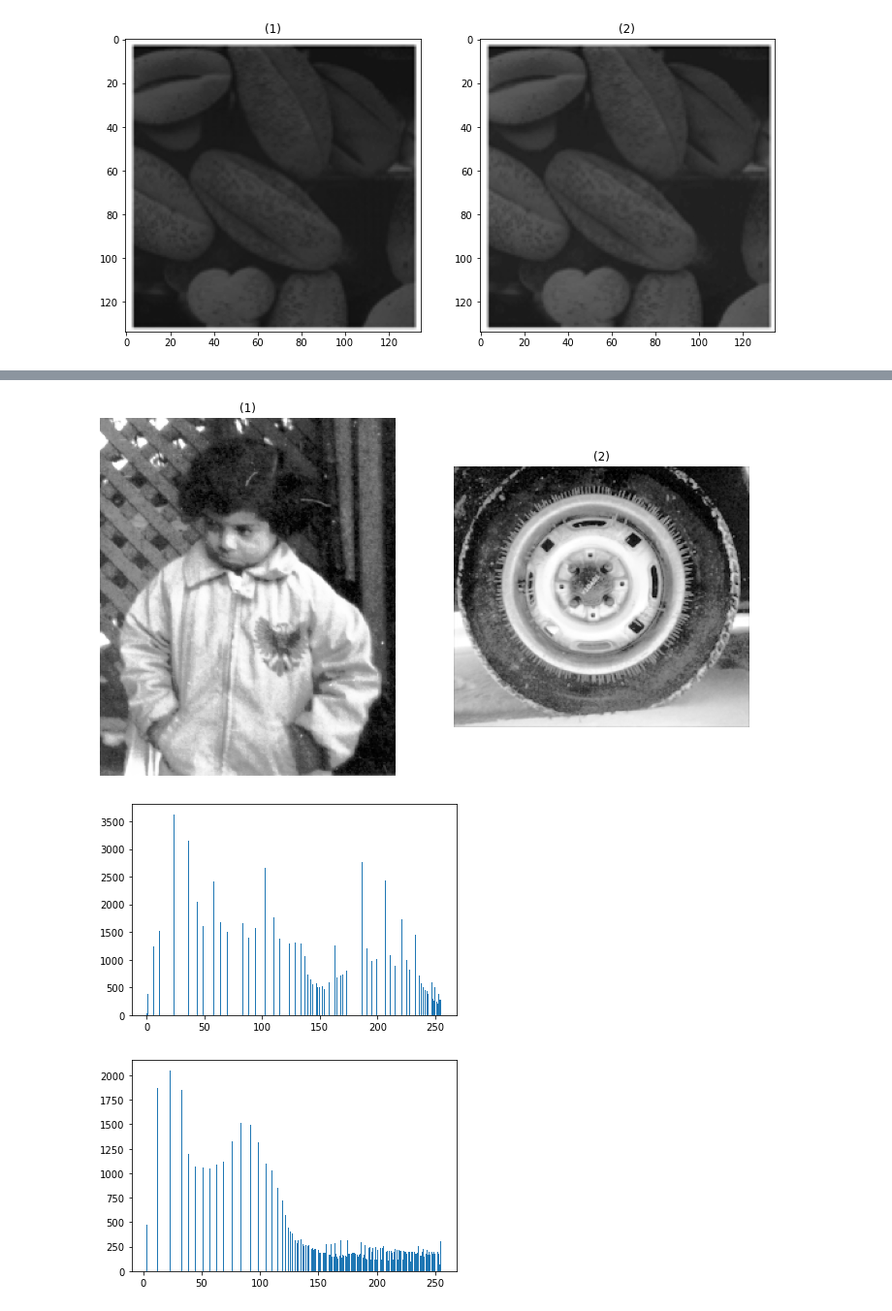
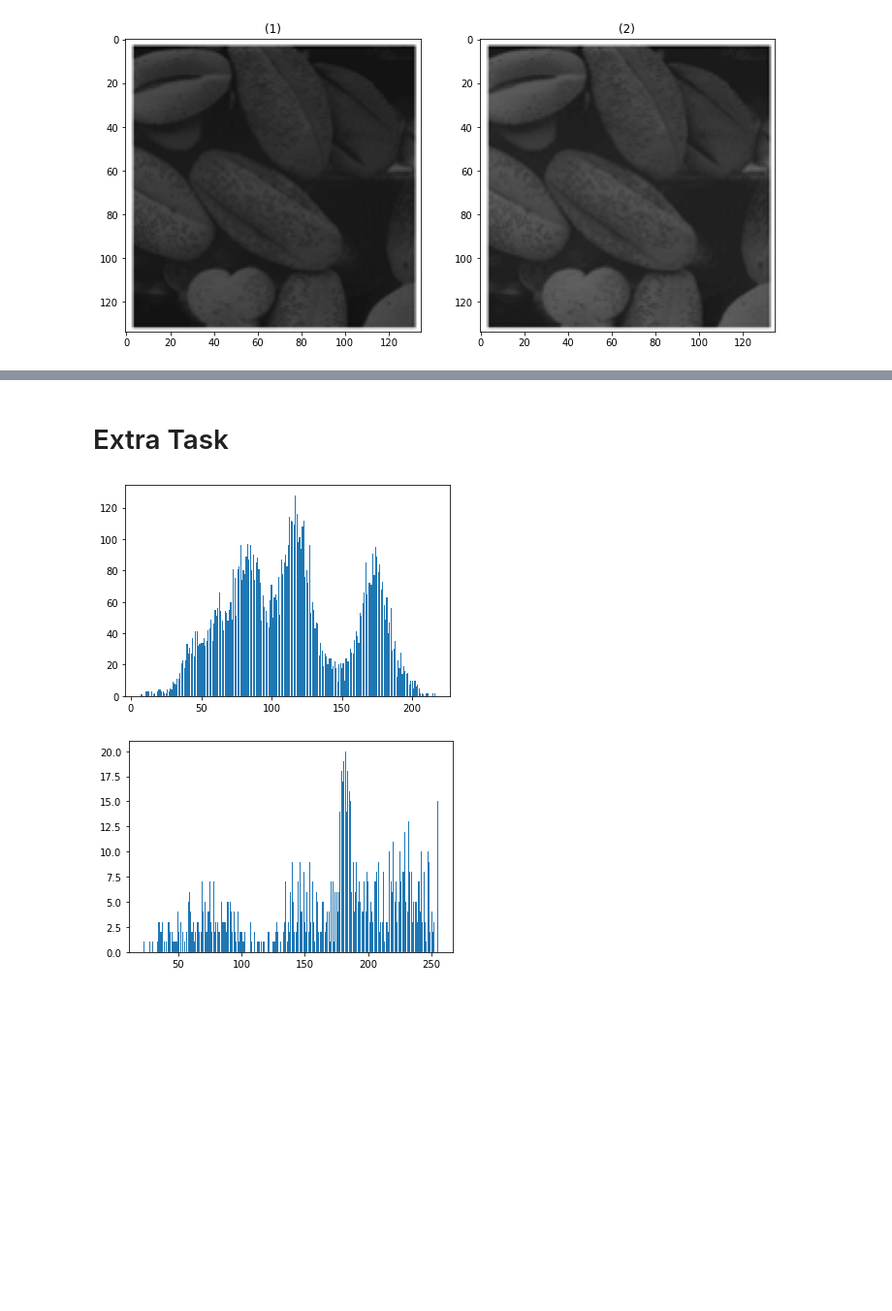
Before and after one commit to EngPeterAtef/ImageProcessing_Labs, a Jupyter notebook: lab4 _Contrast Enhancement/Lab4_STD.ipynb, the cells around one changed output, grey strips where cells are left out. Shown at 97% size. Saved outputs shown, nothing was run; the diff lists cells and outputs as text; code cells hidden in the pictures; blank space fills up the shorter version.

Commit message:
Finished lab 4 - except extra task

```diff
--- a/lab4 _Contrast Enhancement/Lab4_STD.ipynb
+++ b/lab4 _Contrast Enhancement/Lab4_STD.ipynb
@@ -188,11 +159,11 @@ ValueError: setting an array element with a sequence.
-# %%
-from skimage import io, exposure
-y=exposure.equalize_hist(poutImg)
-z=exposure.equalize_hist(tireImg)
-show_images([y,z])
-showHistCommon(y*256)
-showHistCommon(z*256)
-# %% [output]
-[figure, removed]
-[figure, removed]
-[figure, removed]
+# %% [markdown]
+# Extra Task
+# %%
+img_blue1 = io.imread('./1.jpg')
+img_blue2 = io.imread('./2.jpg')
+# %%
+showHistCommon(img_blue1[2])
+showHistCommon(img_blue2[2])
+# %% [output]
+[figure, added]
+[figure, added]
```
Also changed, not shown: parts of 8 cells of this notebook, 1 other file.
